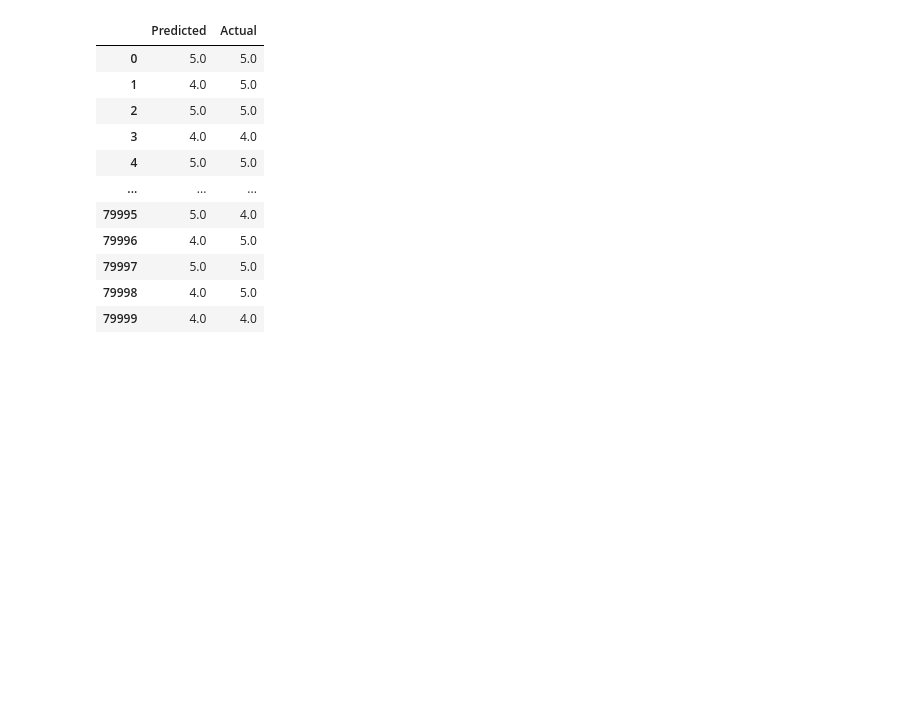
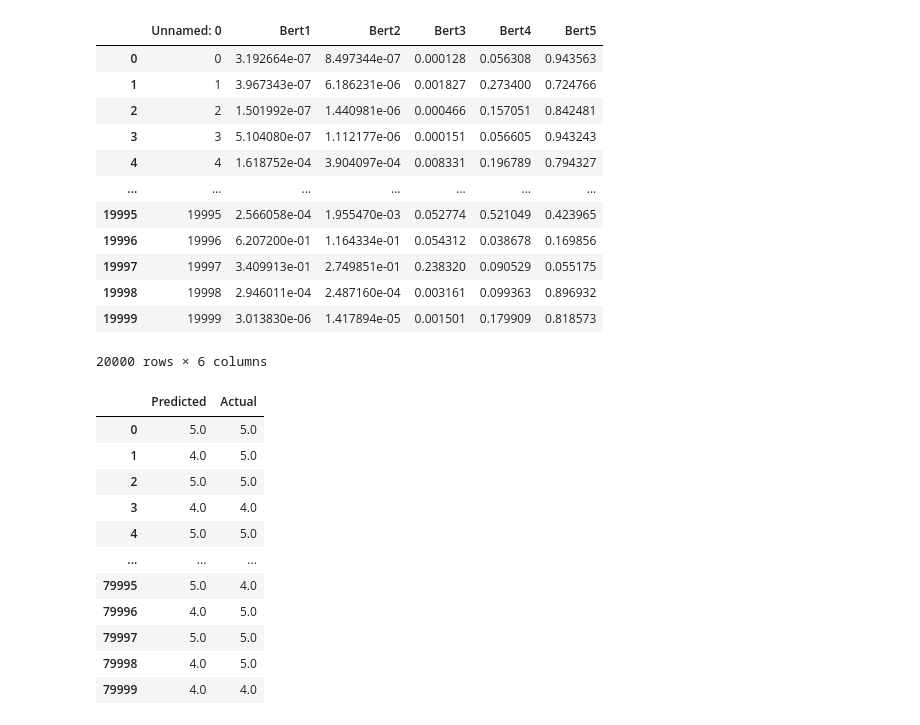
Before and after one commit to CodyBurker/W266_Group_Project, a Jupyter notebook: EnsembleLogisticRegression.ipynb, the cells around one changed output. Saved outputs shown, nothing was run; the diff lists cells and outputs as text; code cells hidden in the pictures; blank space fills up the shorter version.

```diff
--- a/EnsembleLogisticRegression.ipynb
+++ b/EnsembleLogisticRegression.ipynb
@@ -61,3 +47,20 @@ Name: CNN_predictions, Length: 20000, dtype: int64
+# %%
+CNN_Predictions_X_test
+# I believe this is Cody's mislabeled CNN probabilities
+# %% [output]
+|  | Unnamed: 0 | Bert1 | Bert2 | Bert3 | Bert4 | Bert5 |
+| 0 | 0 | 3.192664e-07 | 8.497344e-07 | 0.000128 | 0.056308 | 0.943563 |
+| 1 | 1 | 3.967343e-07 | 6.186231e-06 | 0.001827 | 0.273400 | 0.724766 |
+| 2 | 2 | 1.501992e-07 | 1.440981e-06 | 0.000466 | 0.157051 | 0.842481 |
+| 3 | 3 | 5.104080e-07 | 1.112177e-06 | 0.000151 | 0.056605 | 0.943243 |
+| 4 | 4 | 1.618752e-04 | 3.904097e-04 | 0.008331 | 0.196789 | 0.794327 |
+| ... | ... | ... | ... | ... | ... | ... |
+| 19995 | 19995 | 2.566058e-04 | 1.955470e-03 | 0.052774 | 0.521049 | 0.423965 |
+| 19996 | 19996 | 6.207200e-01 | 1.164334e-01 | 0.054312 | 0.038678 | 0.169856 |
+| 19997 | 19997 | 3.409913e-01 | 2.749851e-01 | 0.238320 | 0.090529 | 0.055175 |
+| 19998 | 19998 | 2.946011e-04 | 2.487160e-04 | 0.003161 | 0.099363 | 0.896932 |
+| 19999 | 19999 | 3.013830e-06 | 1.417894e-05 | 0.001501 | 0.179909 | 0.818573 |
+20000 rows × 6 columns
 # %%
 t5_Predictions
 # %% [output]
```
Also changed, not shown: parts of 25 cells of this notebook.
